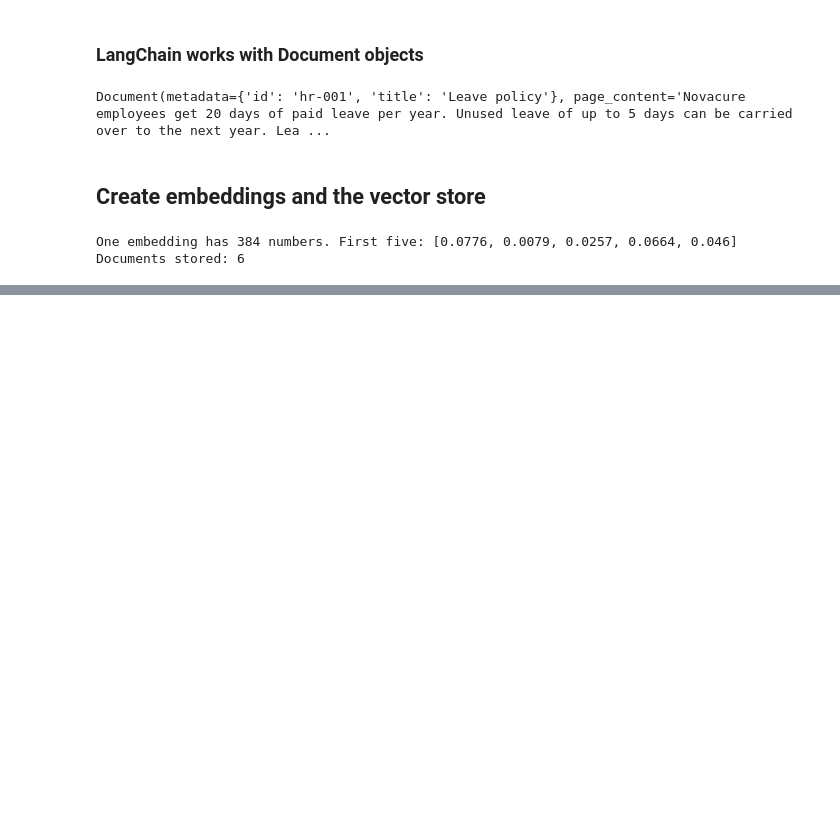
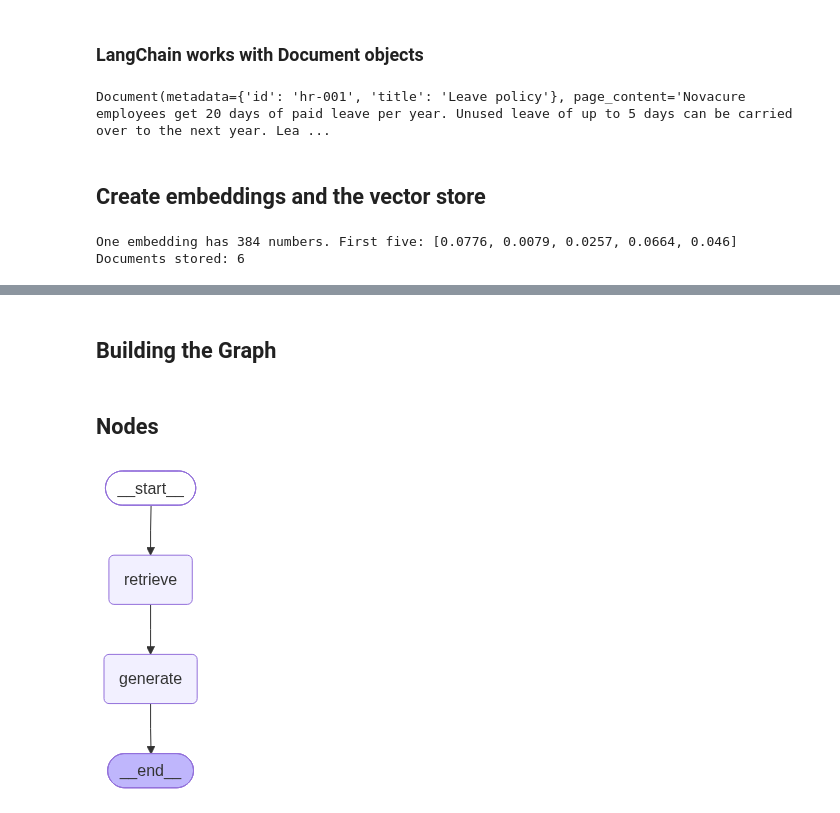
Before and after one commit to MustafaKocamann/AI-Safety-and-LLM-Security, a Jupyter notebook: rag.ipynb, the cells around one changed output, grey strips where cells are left out. Drawn from its saved outputs; the diff is of its cells as text; code cells hidden in the pictures; blank space fills up the shorter version.

Commit message:
graph oluşturuldu

```diff
--- a/rag.ipynb
+++ b/rag.ipynb
@@ -186,0 +194,25 @@ Documents stored: 6
+# %% [markdown]
+## Building the Graph
+# %%
+from typing import TypedDict
+
+class RAGState(TypedDict):
+    question: str             # what the user asked
+    context: list[Document]   # passages found by the retriever
+    answer: str
+# %%
+SYSTEM_PROMPT = (
+    "You are the Novacure Cloud help assistant. "
+    "Answer the user's question using only the context below. "
+    "If the answer is not in the context, say \"I don't know based on the company documents.\" "
+    "Keep answers short."
+)
+
+def build_messages(question: str, context: list[Document]):
+    passages = "\n\n".join(f"[{d.metadata['title']}]\n{d.page_content}" for d in context)
+    return [
+        ("system", f"{SYSTEM_PROMPT}\n\nContext:\n{passages}"),
+        ("user", question),
+    ]
+# %% [markdown]
+## Nodes
@@ -186,0 +255,25 @@ Documents stored: 6
+# %%
+from langgraph.graph import StateGraph, START, END
+
+graph = StateGraph(RAGState)
+graph.add_node("retrieve", retrieve)
+graph.add_node("generate", generate)
+graph.add_edge(START, "retrieve")
+graph.add_edge("retrieve", "generate")
+graph.add_edge("generate", END)
+
+rag_app = graph.compile()
+
+# Draw the graph as a picture.
+# draw_mermaid_png() sends the diagram text (only the node names) to the mermaid.ink website,
+# so it needs internet access. If that fails, we print the Mermaid text instead
+# (paste it into https://mermaid.live to see the picture).
+from IPython.display import Image, display
+
+try:
+    display(Image(rag_app.get_graph().draw_mermaid_png()))
+except Exception as error:
+    print("Could not draw the image:", error)
+    print(rag_app.get_graph().draw_mermaid())
+# %% [output]
+[figure, added]
```
Also changed, not shown: parts of 2 cells of this notebook.
